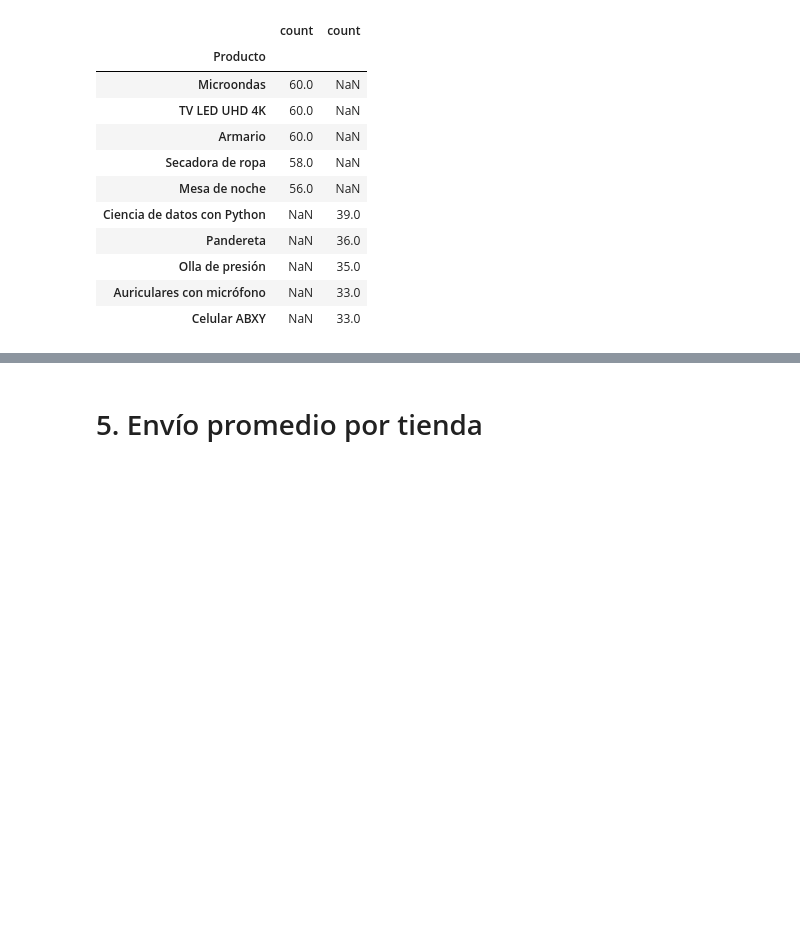
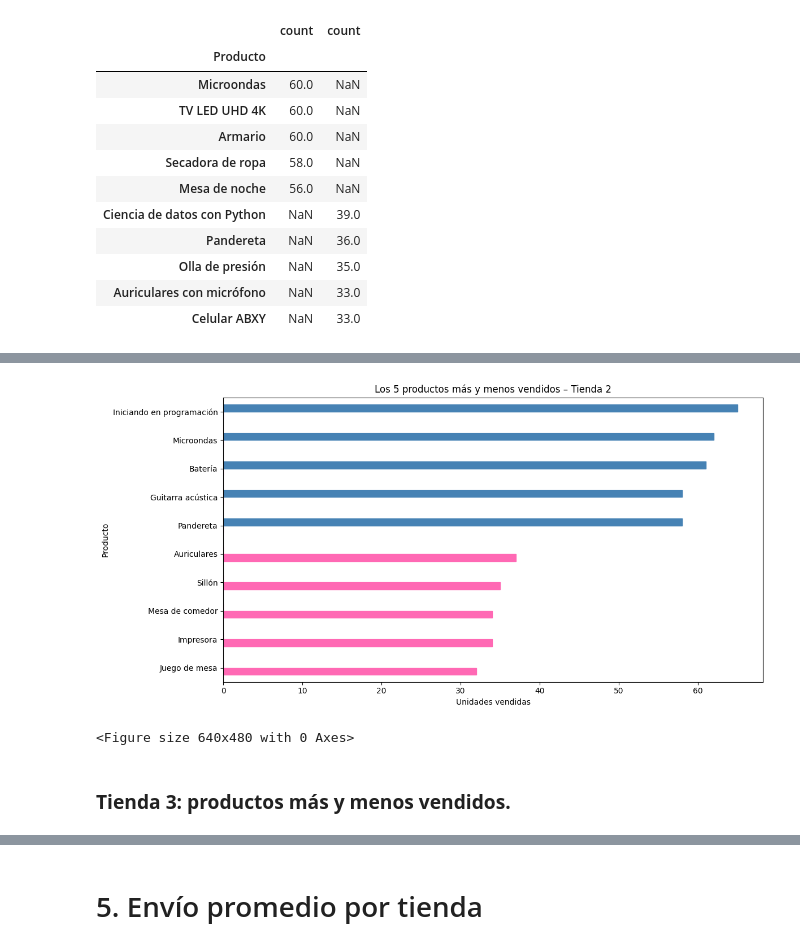
Before and after one commit to ayelar/challenge-alura-store, a Jupyter notebook: AluraStoreLatam.ipynb, the cells around one changed output, grey strips where cells are left out. Cells and saved outputs as stored; diff of their text form; code cells hidden in the pictures; blank space fills up the shorter version.

```diff
--- a/AluraStoreLatam.ipynb
+++ b/AluraStoreLatam.ipynb
@@ -451,3 +453,9 @@ plt.show()
 # %%
 t2_venta_productos = tienda2['Producto'].value_counts()
 t2_venta_productos
+# %%
+t2_top5  = t2_venta_productos.head(5)
+t2_ultimos5 = t2_venta_productos.tail(5)
+# %%
+t2_top_ultimos = pd.concat([t2_top5, t2_ultimos5], axis=1)
+t2_top_ultimos
@@ -454,3 +475,29 @@ t2_venta_productos
+# %%
+ax = t2_top_ultimos.plot(
+    kind='barh',
+    figsize=(12,6),
+    legend=False
+)
+ax.set_title('Los 5 productos más y menos vendidos – Tienda 2')
+ax.set_xlabel('Unidades vendidas')
+ax.invert_yaxis()
+
+for i, barra in enumerate(ax.patches):
+    if i < 5:
+        barra.set_color('steelblue')  # top 5
+    else:
+        barra.set_color('hotpink')            # bottom 5
+
+plt.tight_layout()
+plt.show()
+
+plt.tight_layout()
+plt.show()
+# %% [output]
+[figure, added]
+<Figure size 640x480 with 0 Axes>
+# %% [markdown]
+### **Tienda 3: productos más y menos vendidos.**
 # %%
 t3_venta_productos = tienda3['Producto'].value_counts()
 t3_venta_productos
```
Also changed, not shown: parts of 7 cells of this notebook.
